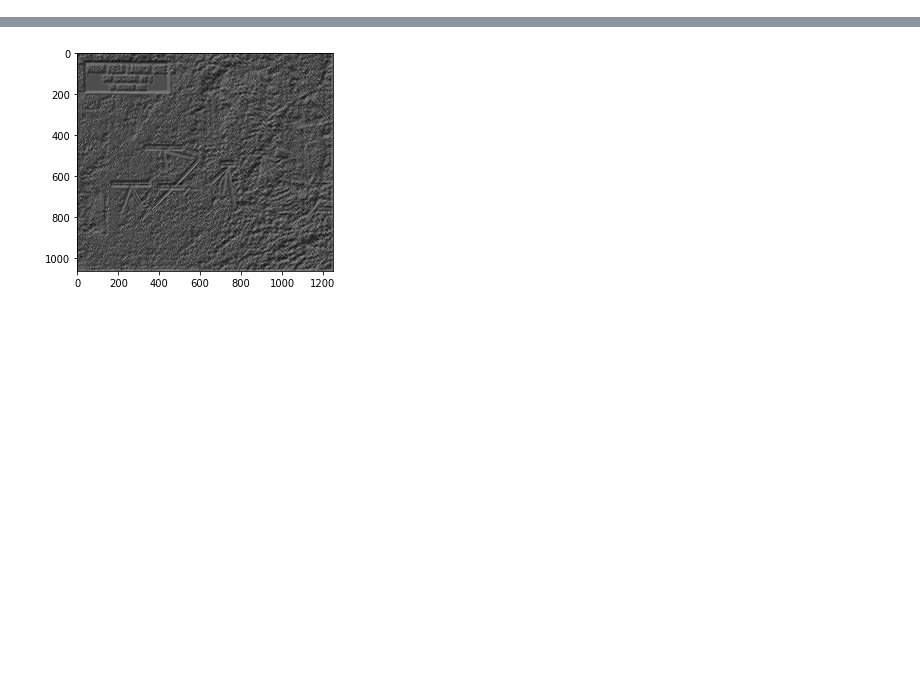
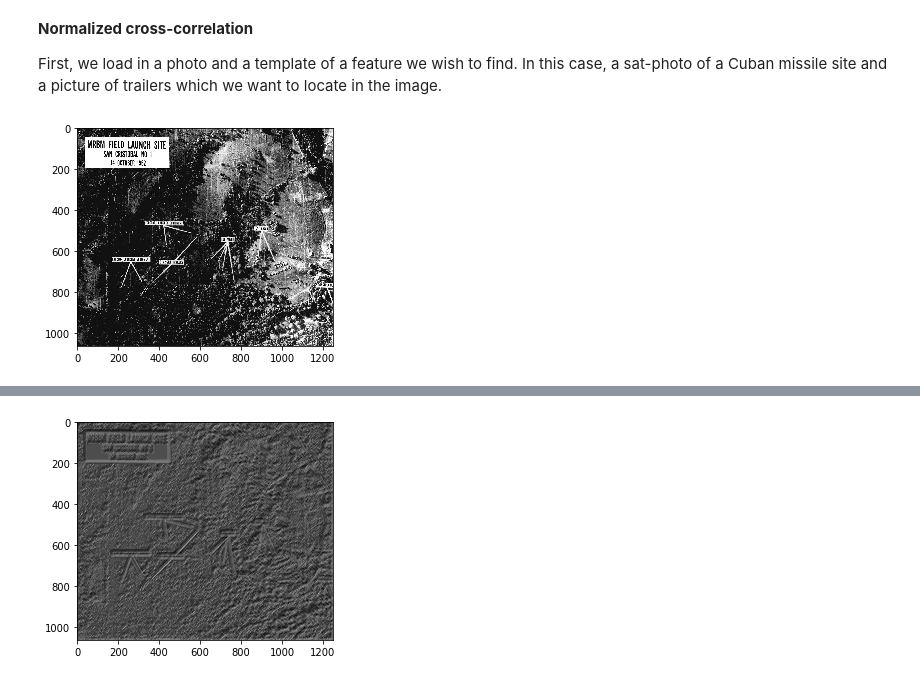
Before and after one commit to smeenehan/CS131-ProblemSets, a Jupyter notebook: PS1/PS1.ipynb, the cells around one changed output, grey strips where cells are left out. Saved outputs shown, nothing was run; the diff lists cells and outputs as text; code cells hidden in the pictures; blank space fills up the shorter version.

```diff
--- a/PS1/PS1.ipynb
+++ b/PS1/PS1.ipynb
@@ -4,6 +4,15 @@ import matplotlib.pyplot as plt
 from scipy.misc import imread,imsave
 from skimage.feature import match_template
 from fitting import circle,fitCircle,genData,RANSAC
+# %% [markdown]
+**Normalized cross-correlation**
+
+First, we load in a photo and a template of a feature we wish to find. In this case, a sat-photo of a Cuban missile site and a picture of trailers which we want to locate in the image.
 # %%
 photo = imread('u2cuba.jpg',mode='RGB',flatten=True)
 template = imread('trailer.png',mode='RGB',flatten=True)
+# %%
+plt.imshow(photo,cmap='gray')
+plt.show()
+# %% [output]
+[figure, added]
```
Also changed, not shown: parts of 19 cells of this notebook.
